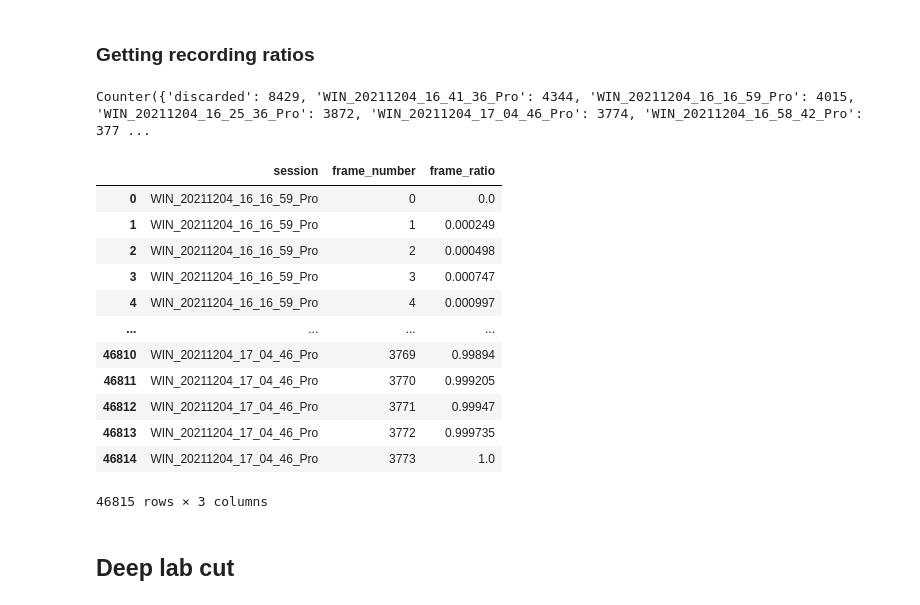
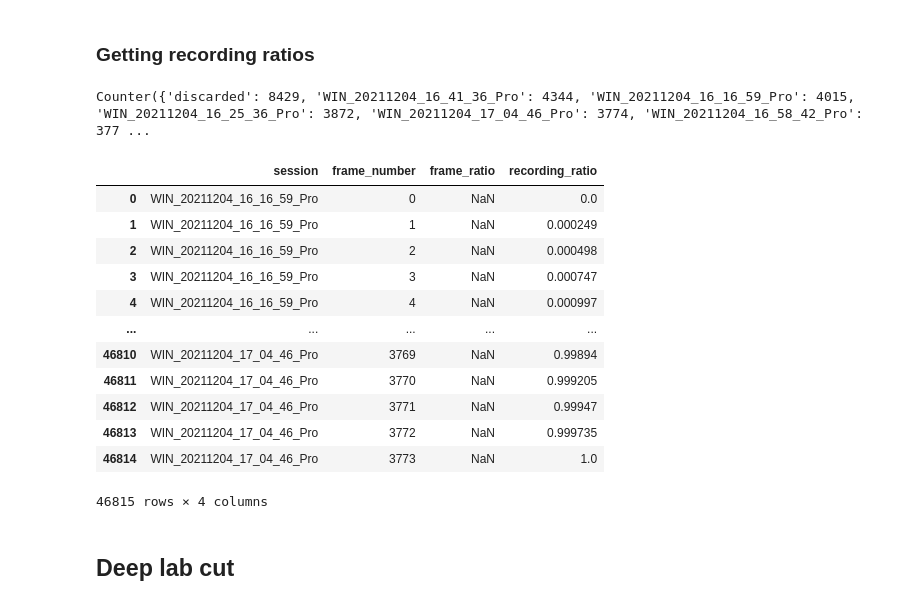
Before and after one commit to cantin-ortiz/cajal_inscopix, a Jupyter notebook: sync_neuronal_behavior.ipynb, the cells around one changed output. Cells and saved outputs as stored; diff of their text form; code cells hidden in the pictures.

```diff
--- a/sync_neuronal_behavior.ipynb
+++ b/sync_neuronal_behavior.ipynb
@@ -29,6 +33,9 @@ discard_sessions = np.array([8,9])
 ## Table frames
 # %%
 df_frames = pd.read_csv(path_table, index_col = 0)
+df_frames['session'] = ''
+for i,r in df_frames.iterrows():
+    df_frames.loc[i, 'session'] = df_frames.loc[i, 'file'].split('.')[0]
 # %% [markdown]
 ## Matrix spikes
 # %% [markdown]
@@ -53,40 +60,40 @@ for (i,r) in enumerate(mat_spikes.T):
 # %%
 meta_spikes = pd.DataFrame(index = range(mat_spikes.shape[0]), columns = ['session', 'frame_number', 'frame_ratio'])
 
 cursor = 0
 cur_session = -1
 for i, fcount in enumerate(frame_count):
 
     end_cursor = cursor + fcount - 1
     if i in discard_sessions:
         session_label = 'discarded'
     else:
         cur_session += 1
         session_label = df_frames.loc[cur_session, 'file'].split('.')[0]
 
     meta_spikes.loc[cursor:end_cursor, 'session'] = session_label
     meta_spikes.loc[cursor:end_cursor, 'frame_number'] = range(fcount)
-    meta_spikes.loc[cursor:end_cursor, 'frame_ratio'] = meta_spikes.loc[cursor:end_cursor, 'frame_number'] / (fcount - 1)
+    meta_spikes.loc[cursor:end_cursor, 'recording_ratio'] = meta_spikes.loc[cursor:end_cursor, 'frame_number'] / (fcount - 1)
     cursor += fcount
 
 from collections import Counter
 print(Counter(meta_spikes['session']))
 meta_spikes
 # %% [output]
 Counter({'discarded': 8429, 'WIN_20211204_16_41_36_Pro': 4344, 'WIN_20211204_16_16_59_Pro': 4015, 'WIN_20211204_16_25_36_Pro': 3872, 'WIN_20211204_17_04_46_Pro': 3774, 'WIN_20211204_16_58_42_Pro': 377 ...
-|  | session | frame_number | frame_ratio |
-| 0 | WIN_20211204_16_16_59_Pro | 0 | 0.0 |
-| 1 | WIN_20211204_16_16_59_Pro | 1 | 0.000249 |
-| 2 | WIN_20211204_16_16_59_Pro | 2 | 0.000498 |
-| 3 | WIN_20211204_16_16_59_Pro | 3 | 0.000747 |
-| 4 | WIN_20211204_16_16_59_Pro | 4 | 0.000997 |
-| ... | ... | ... | ... |
-| 46810 | WIN_20211204_17_04_46_Pro | 3769 | 0.99894 |
-| 46811 | WIN_20211204_17_04_46_Pro | 3770 | 0.999205 |
-| 46812 | WIN_20211204_17_04_46_Pro | 3771 | 0.99947 |
-| 46813 | WIN_20211204_17_04_46_Pro | 3772 | 0.999735 |
-| 46814 | WIN_20211204_17_04_46_Pro | 3773 | 1.0 |
+|  | session | frame_number | frame_ratio | recording_ratio |
+| 0 | WIN_20211204_16_16_59_Pro | 0 | NaN | 0.0 |
+| 1 | WIN_20211204_16_16_59_Pro | 1 | NaN | 0.000249 |
+| 2 | WIN_20211204_16_16_59_Pro | 2 | NaN | 0.000498 |
+| 3 | WIN_20211204_16_16_59_Pro | 3 | NaN | 0.000747 |
+| 4 | WIN_20211204_16_16_59_Pro | 4 | NaN | 0.000997 |
+| ... | ... | ... | ... | ... |
+| 46810 | WIN_20211204_17_04_46_Pro | 3769 | NaN | 0.99894 |
+| 46811 | WIN_20211204_17_04_46_Pro | 3770 | NaN | 0.999205 |
+| 46812 | WIN_20211204_17_04_46_Pro | 3771 | NaN | 0.99947 |
+| 46813 | WIN_20211204_17_04_46_Pro | 3772 | NaN | 0.999735 |
+| 46814 | WIN_20211204_17_04_46_Pro | 3773 | NaN | 1.0 |
-46815 rows × 3 columns
+46815 rows × 4 columns
 # %% [markdown]
 ## Deep lab cut
 # %% [markdown]
```
Also changed, not shown: parts of 8 cells of this notebook.
